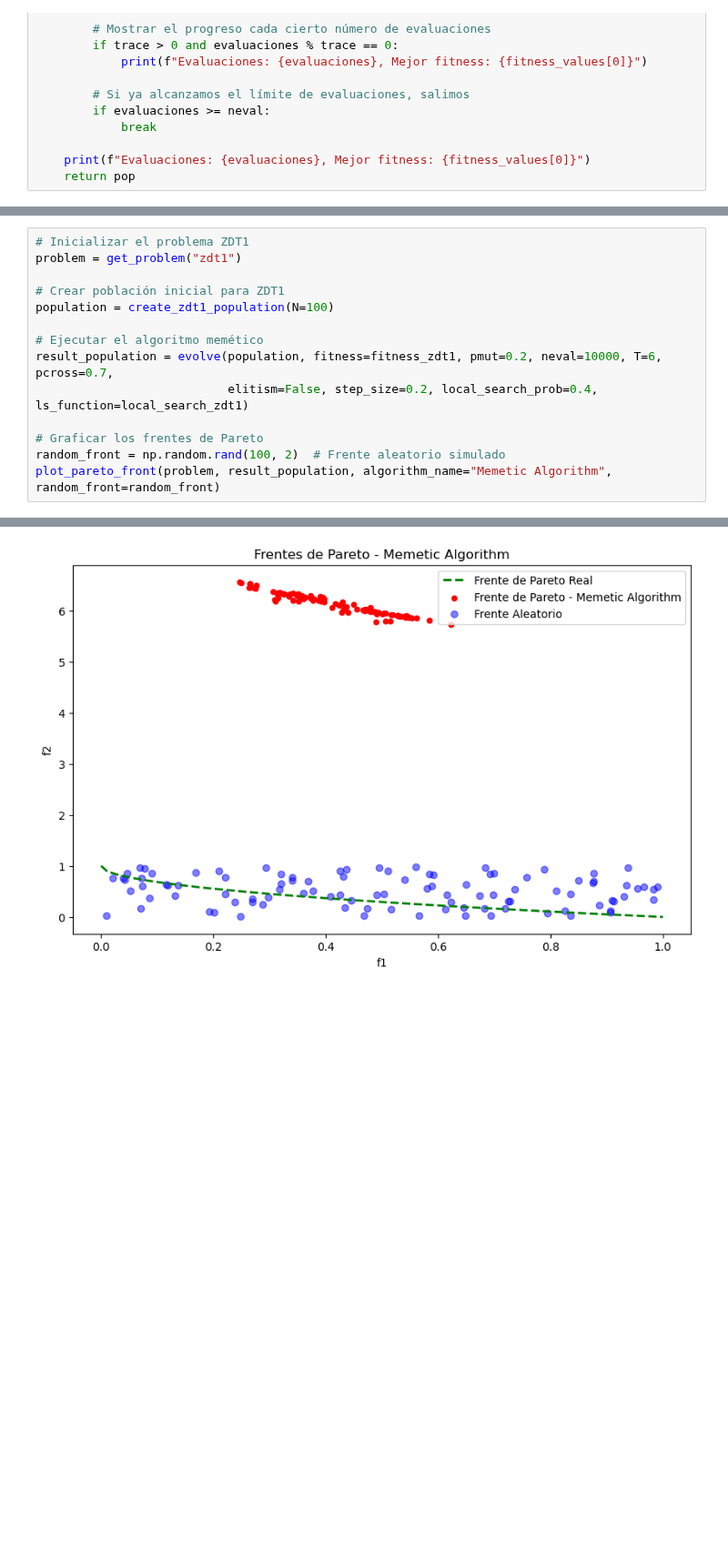
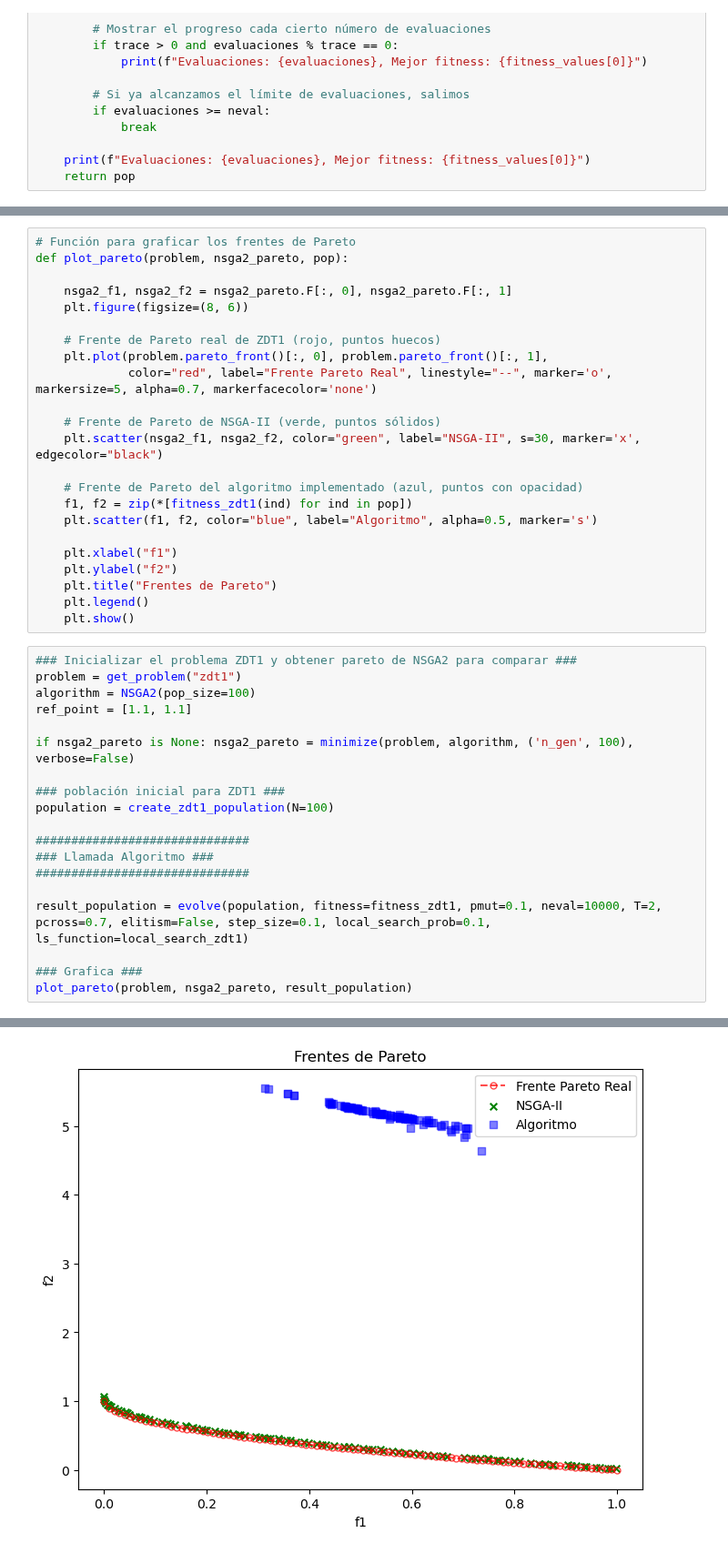
Before and after one commit to JorgeDC01/EMOC, a Jupyter notebook: H2/ZDT1.ipynb, the cells around one changed output, grey strips where cells are left out. Shown at 91% size. Saved outputs shown, nothing was run; the diff lists cells and outputs as text; blank space fills up the shorter version.

```diff
--- a/H2/ZDT1.ipynb
+++ b/H2/ZDT1.ipynb
@@ -262,15 +261,43 @@ def plot_pareto_front(problem, pop, algorithm_name="NSGA-II", random_front=None)
+# %%
+# Función para graficar los frentes de Pareto
+def plot_pareto(problem, nsga2_pareto, pop):
+
+    nsga2_f1, nsga2_f2 = nsga2_pareto.F[:, 0], nsga2_pareto.F[:, 1]
+    plt.figure(figsize=(8, 6))
+
+    # Frente de Pareto real de ZDT1 (rojo, puntos huecos)
+    plt.plot(problem.pareto_front()[:, 0], problem.pareto_front()[:, 1],
+             color="red", label="Frente Pareto Real", linestyle="--", marker='o', markersize=5, alpha=0.7, markerfacecolor='none')
+
+    # Frente de Pareto de NSGA-II (verde, puntos sólidos)
+    plt.scatter(nsga2_f1, nsga2_f2, color="green", label="NSGA-II", s=30, marker='x', edgecolor="black")
+
+    # Frente de Pareto del algoritmo implementado (azul, puntos con opacidad)
+    f1, f2 = zip(*[fitness_zdt1(ind) for ind in pop])
+    plt.scatter(f1, f2, color="blue", label="Algoritmo", alpha=0.5, marker='s')
+
+    plt.xlabel("f1")
+    plt.ylabel("f2")
+    plt.title("Frentes de Pareto")
+    plt.legend()
+    plt.show()
 # %%
-# Inicializar el problema ZDT1
+### Inicializar el problema ZDT1 y obtener pareto de NSGA2 para comparar ###
 problem = get_problem("zdt1")
+algorithm = NSGA2(pop_size=100)
+ref_point = [1.1, 1.1]
 
-# Crear población inicial para ZDT1
+if nsga2_pareto is None: nsga2_pareto = minimize(problem, algorithm, ('n_gen', 100), verbose=False)
+
+### población inicial para ZDT1 ###
 population = create_zdt1_population(N=100)
 
-# Ejecutar el algoritmo memético
-result_population = evolve(population, fitness=fitness_zdt1, pmut=0.2, neval=10000, T=6, pcross=0.7,
-                           elitism=False, step_size=0.2, local_search_prob=0.4, ls_function=local_search_zdt1)
+##############################
+### Llamada Algoritmo ###
+##############################
 
-# Graficar los frentes de Pareto
-random_front = np.random.rand(100, 2)  # Frente aleatorio simulado
-plot_pareto_front(problem, result_population, algorithm_name="Memetic Algorithm", random_front=random_front)
+result_population = evolve(population, fitness=fitness_zdt1, pmut=0.1, neval=10000, T=2, pcross=0.7, elitism=False, step_size=0.1, local_search_prob=0.1, ls_function=local_search_zdt1)
+
+### Grafica ###
+plot_pareto(problem, nsga2_pareto, result_population)
 # %% [output]
@@ -278 +305 @@ Evaluaciones: 10000, Mejor fitness: [0.6223079792264791, 5.7245341397120075]
-[figure, old version]
+[figure, new version]
```
Also changed, not shown: parts of 11 cells of this notebook.
